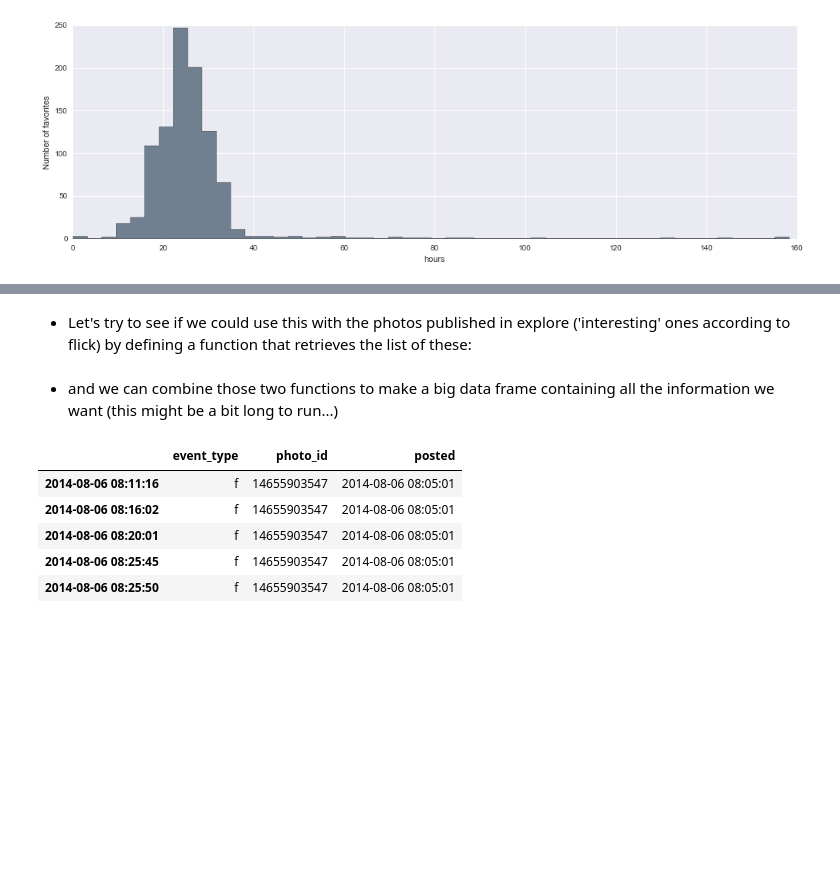
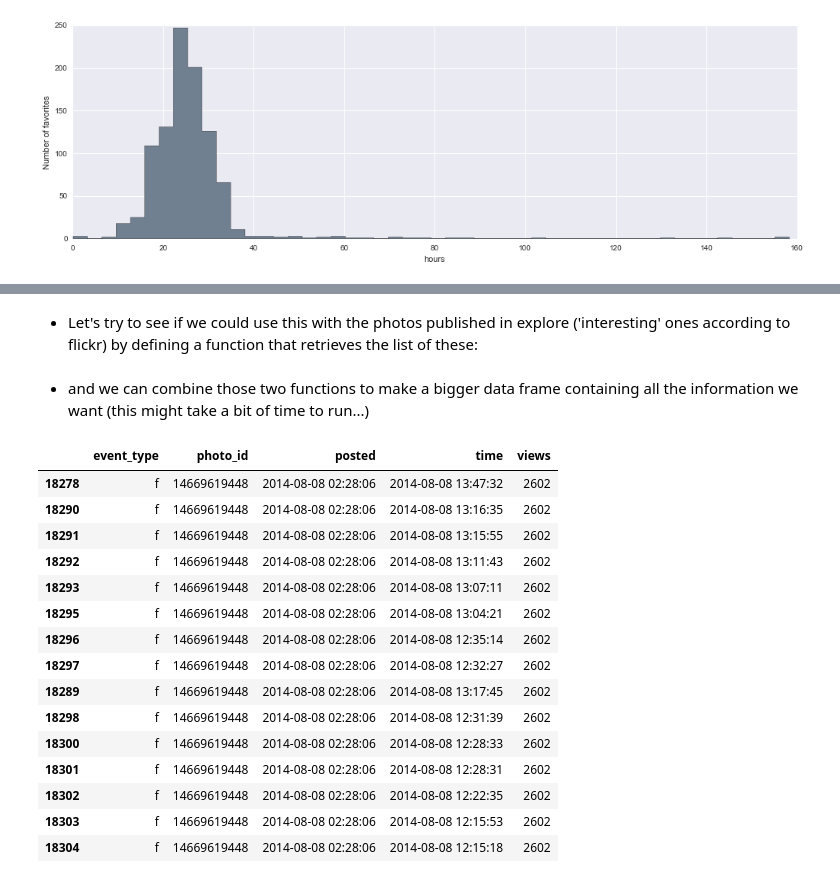
Before and after one commit to odhondt/flickr-data, a Jupyter notebook: flickr data.ipynb, the cells around one changed output, grey strips where cells are left out. Drawn from its saved outputs; the diff is of its cells as text; code cells hidden in the pictures; blank space fills up the shorter version.

```diff
--- a/flickr data.ipynb
+++ b/flickr data.ipynb
@@ -225,14 +229,19 @@ def getFlickrActivity(p_id):
     str_tmp = flickr.photos_getInfo(photo_id=p_id)
     tt = int(json.loads(str_tmp[14:-1])['photo']['dates']['posted'])
     posted = pd.to_datetime(tt, unit='s')
+    views = int(json.loads(str_tmp[14:-1])['photo']['views'])
 
     # parse first page (necessary to know the total number of pages)
     str_tmp = flickr.photos_getFavorites(photo_id=p_id, per_page=pp)
     json_tmp = json.loads(str_tmp[14:-1])
     num_p = json_tmp['photo']['pages']
     df_tmp = pd.read_json(json.dumps(json_tmp['photo']['person']))
-    dti = pd.DatetimeIndex(pd.to_datetime(df_tmp['favedate'], unit='s'))
-    df = pd.DataFrame({ 'event_type' : 'f', 'photo_id' : p_id, 'posted' : posted  },index = dti)
+    dt = pd.Series(pd.to_datetime(df_tmp['favedate'], unit='s'))
+    df = pd.DataFrame({ 'time' : dt,
+                        'event_type' : 'f',
+                        'photo_id' : p_id,
+                        'posted' : posted,
+                        'views' : views})
 
     # parse other pages
     for i in arange(2, num_p+1):
@@ -240,14 +249,22 @@ def getFlickrActivity(p_id):
         flickr.photos_getFavorites(photo_id=p_id, page=i, per_page=pp);
         json_tmp = json.loads(str_tmp[14:-1])
         df_tmp = pd.read_json(json.dumps(json_tmp['photo']['person']));
-        dti = pd.DatetimeIndex(pd.to_datetime(df_tmp['favedate'], unit='s'))
-        df = df.append(pd.DataFrame({ 'event_type' : 'f', 'photo_id' : p_id, 'posted' : posted  },index = dti))
+        dt = pd.Series(pd.to_datetime(df_tmp['favedate'], unit='s'))
+        df = df.append(pd.DataFrame({ 'time' : dt,
+                        'event_type' : 'f',
+                        'photo_id' : p_id,
+                        'posted' : posted,
+                        'views' : views}))
 
     # do the same with comments (no page parsing required)
     str_tmp = json.loads(flickr.photos_comments_getList(photo_id=p_id)[14:-1])
     df_tmp = pd.read_json(json.dumps(str_tmp['comments']['comment']))
-    dti = pd.DatetimeIndex(pd.to_datetime(df_tmp['datecreate'], unit='s'))
-    df = df.append(pd.DataFrame({ 'event_type' : 'c', 'photo_id' : p_id, 'posted' : posted },index = dti)).sort_index()
+    dt = pd.Series(pd.to_datetime(df_tmp['datecreate'], unit='s'))
+    df = df.append(pd.DataFrame({ 'time' : dt,
+                        'event_type' : 'c',
+                        'photo_id' : p_id,
+                        'posted' : posted,
+                        'views' : views}), ignore_index=True)
 
     return df
 # %% [markdown]
@@ -270,5 +316,5 @@ df_one.head()
 # %% [markdown]
-- Let's try to see if we could use this with the photos published in explore ('interesting' ones according to flick) by defining a function that retrieves the list of these:
+- Let's try to see if we could use this with the photos published in explore ('interesting' ones according to flickr) by defining a function that retrieves the list of these:
 # %%
 def getInterestingList():
     str_tmp = flickr.interestingness_getList()
@@ -279,18 +325,27 @@ def getInterestingList():
 # %% [markdown]
-- and we can combine those two functions to make a big data frame containing all the information we want (this might be a bit long to run...)
+- and we can combine those two functions to make a bigger data frame containing all the information we want (this might take a bit of time to run...)
 # %%
-# Making a data frame with 50 pictures from explore
+# Making a data frame with pictures from explore
 df_tmp = getInterestingList()
 df = pd.DataFrame()
-for p_id in df_tmp[0:49]:
-    df = df.append(getFlickrActivity(p_id))
-df = df.sort_index()
+for p_id in df_tmp:
+    df = df.append(getFlickrActivity(p_id), ignore_index=True)
 # %%
-df.head()
+df.sort('views').head(15)
 # %% [output]
-|  | event_type | photo_id | posted |
-| 2014-08-06 08:11:16 | f | 14655903547 | 2014-08-06 08:05:01 |
-| 2014-08-06 08:16:02 | f | 14655903547 | 2014-08-06 08:05:01 |
-| 2014-08-06 08:20:01 | f | 14655903547 | 2014-08-06 08:05:01 |
-| 2014-08-06 08:25:45 | f | 14655903547 | 2014-08-06 08:05:01 |
-| 2014-08-06 08:25:50 | f | 14655903547 | 2014-08-06 08:05:01 |
+|  | event_type | photo_id | posted | time | views |
+| 18278 | f | 14669619448 | 2014-08-08 02:28:06 | 2014-08-08 13:47:32 | 2602 |
+| 18290 | f | 14669619448 | 2014-08-08 02:28:06 | 2014-08-08 13:16:35 | 2602 |
+| 18291 | f | 14669619448 | 2014-08-08 02:28:06 | 2014-08-08 13:15:55 | 2602 |
+| 18292 | f | 14669619448 | 2014-08-08 02:28:06 | 2014-08-08 13:11:43 | 2602 |
+| 18293 | f | 14669619448 | 2014-08-08 02:28:06 | 2014-08-08 13:07:11 | 2602 |
+| 18295 | f | 14669619448 | 2014-08-08 02:28:06 | 2014-08-08 13:04:21 | 2602 |
+| 18296 | f | 14669619448 | 2014-08-08 02:28:06 | 2014-08-08 12:35:14 | 2602 |
+| 18297 | f | 14669619448 | 2014-08-08 02:28:06 | 2014-08-08 12:32:27 | 2602 |
+| 18289 | f | 14669619448 | 2014-08-08 02:28:06 | 2014-08-08 13:17:45 | 2602 |
+| 18298 | f | 14669619448 | 2014-08-08 02:28:06 | 2014-08-08 12:31:39 | 2602 |
+| 18300 | f | 14669619448 | 2014-08-08 02:28:06 | 2014-08-08 12:28:33 | 2602 |
+| 18301 | f | 14669619448 | 2014-08-08 02:28:06 | 2014-08-08 12:28:31 | 2602 |
+| 18302 | f | 14669619448 | 2014-08-08 02:28:06 | 2014-08-08 12:22:35 | 2602 |
+| 18303 | f | 14669619448 | 2014-08-08 02:28:06 | 2014-08-08 12:15:53 | 2602 |
+| 18304 | f | 14669619448 | 2014-08-08 02:28:06 | 2014-08-08 12:15:18 | 2602 |
```
Also changed, not shown: parts of 13 cells of this notebook.
